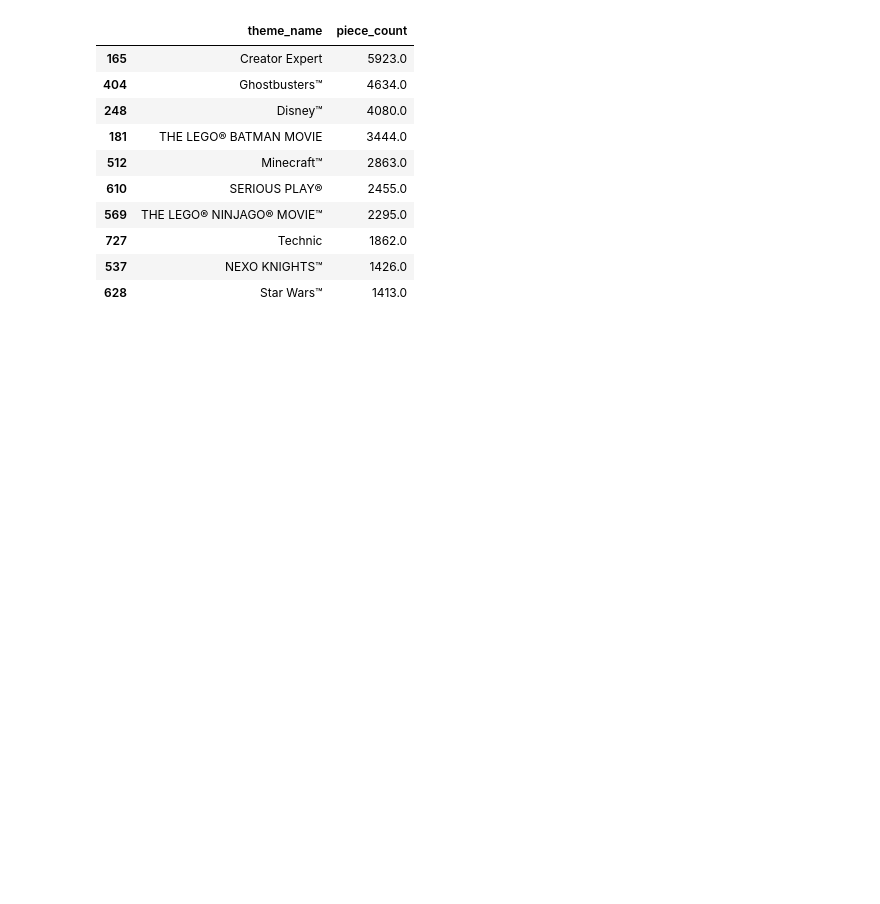
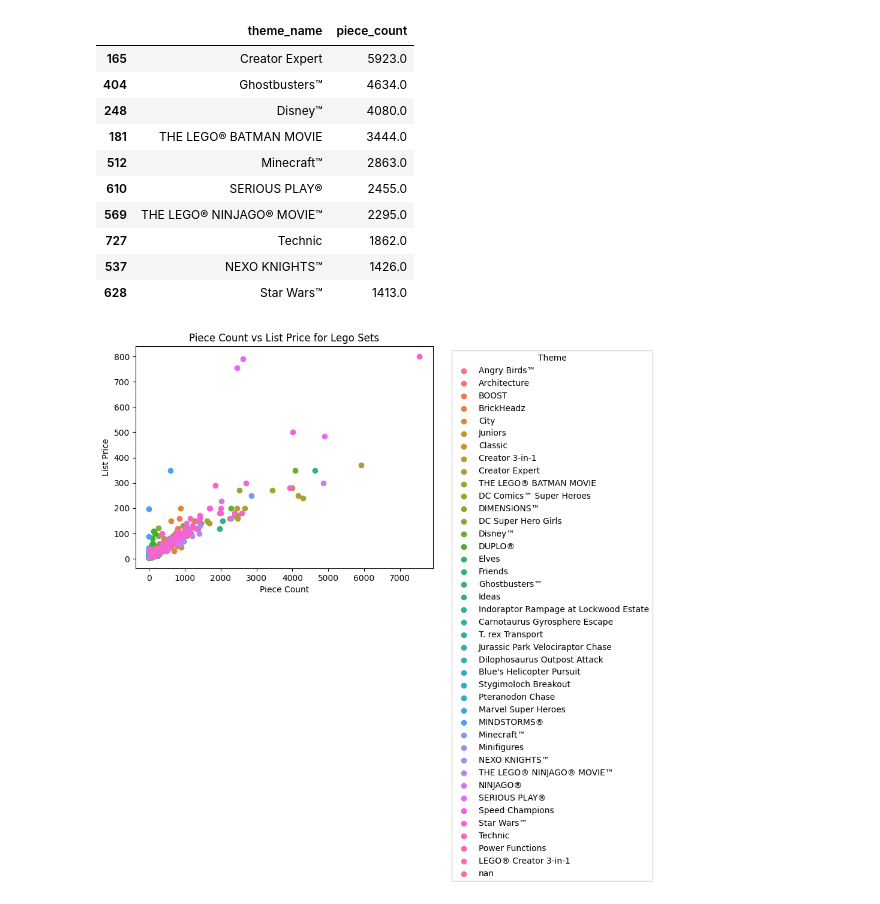
Before and after one commit to dfr5407/DS220, a Jupyter notebook: Project2/pyLegoSetDataset.ipynb, the cells around one changed output. Saved outputs shown, nothing was run; the diff lists cells and outputs as text; code cells hidden in the pictures; blank space fills up the shorter version.

```diff
--- a/Project2/pyLegoSetDataset.ipynb
+++ b/Project2/pyLegoSetDataset.ipynb
@@ -56,5 +57,6 @@ memory usage: 1.3+ MB
 # %% [markdown]
 The line below shows the name of all the themes of the various Lego sets in the database.
 # %%
-print(lego["theme_name"].unique())
+variousThemes = (lego["theme_name"].unique())
+variousThemes
 # %% [output]
@@ -114,6 +118,21 @@ sortedByCount[['theme_name','piece_count']].head(10)
 | 727 | Technic | 1862.0 |
 | 537 | NEXO KNIGHTS™ | 1426.0 |
 | 628 | Star Wars™ | 1413.0 |
+# %%
+palette = sns.color_palette("husl", n_colors=len(variousThemes))
+
+# Create a scatter plot for each theme
+for i, theme in enumerate(variousThemes):
+    theme_data = distinctsets[distinctsets['theme_name'] == theme]
+    plt.scatter(theme_data['piece_count'], theme_data['list_price'], label=theme, color=palette[i])
+
+plt.title('Piece Count vs List Price for Lego Sets')
+plt.xlabel('Piece Count')
+plt.ylabel('List Price')
+plt.legend(title='Theme', bbox_to_anchor=(1.05, 1), loc='upper left')  # Add a legend
+plt.show()
+# %% [output]
+[figure, added]
 # %%
 #Question 3
 # #Piece count of lego sets based on themes. Which themes have the highest and lowest piece counts on average? #Data Calculations & Statistics
```
Also changed, not shown: parts of 3 cells of this notebook.
